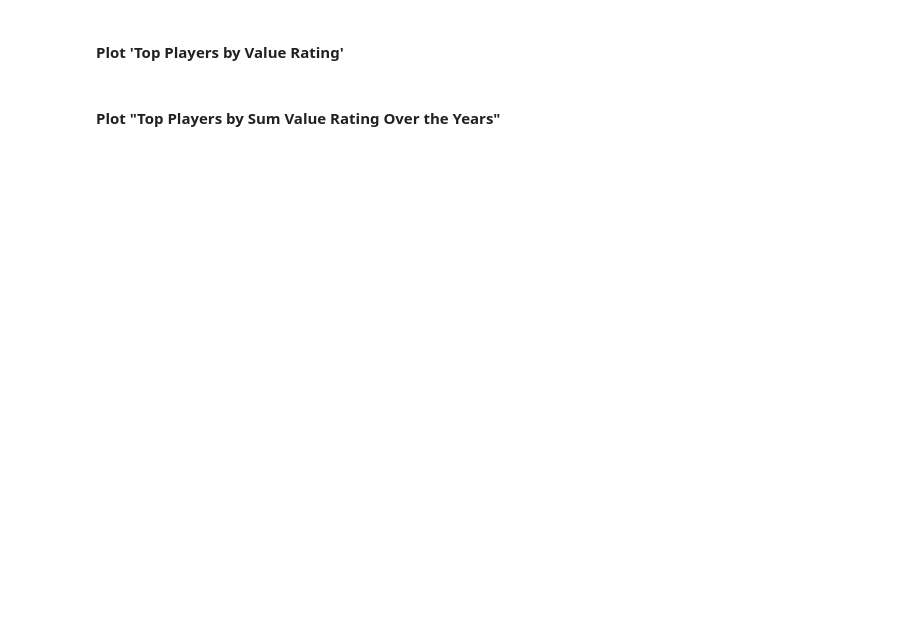
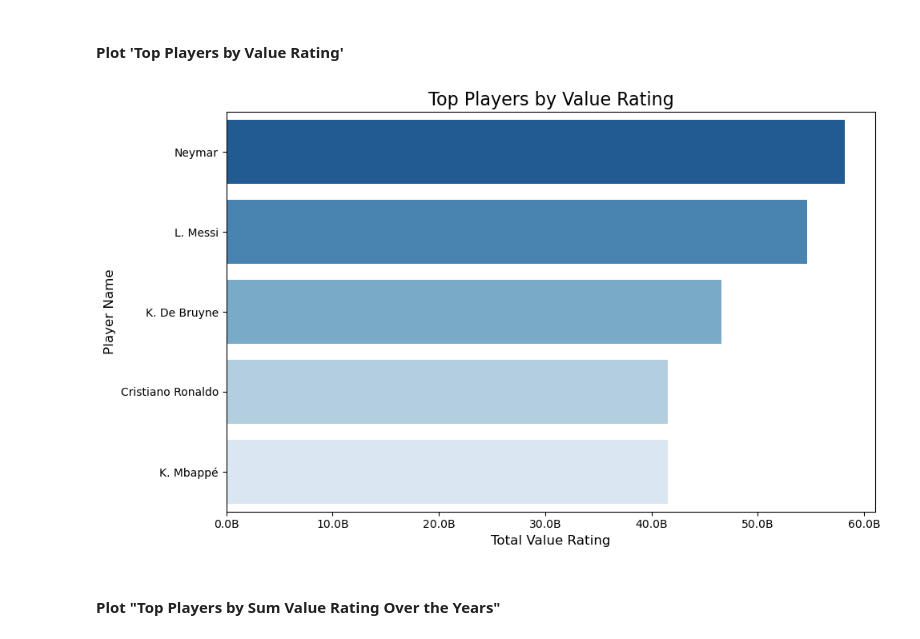
Before and after one commit to abdrahym/Kaggle-FIFA2023CompletePlayer, a Jupyter notebook: FIFA23CompletePlayerDataset.ipynb, the cells around one changed output. Saved outputs shown, nothing was run; the diff lists cells and outputs as text; code cells hidden in the pictures; blank space fills up the shorter version.

```diff
--- a/FIFA23CompletePlayerDataset.ipynb
+++ b/FIFA23CompletePlayerDataset.ipynb
@@ -424,3 +417,43 @@ fig.show()
+# %%
+import pandas as pd
+import seaborn as sns
+import matplotlib.pyplot as plt
+from matplotlib.ticker import FuncFormatter
+
+# Data Preparation
+df = df_mplayers_overall_years.copy()
+
+df = df.groupby('short_name')['value_eur'].sum().reset_index()
+df = df.sort_values(by='value_eur', ascending=False).head(5)
+
+# Plotting with Seaborn
+plt.figure(figsize=(10, 6))
+
+# Bar plot
+sns.barplot(
+    data=df,
+    x='value_eur',
+    y='short_name',
+    palette='Blues_r'
+)
+
+# Customizing the plot
+plt.title('Top Players by Value Rating', fontsize=16)
+plt.xlabel('Total Value Rating', fontsize=12)
+plt.ylabel('Player Name', fontsize=12)
+
+# Format x-axis to show billions with 'B'
+formatter = FuncFormatter(lambda x, _: f'{x*1e-9:.1f}B')  # Convert to billions (B)
+plt.gca().xaxis.set_major_formatter(formatter)
+
+plt.xticks(fontsize=10)
+plt.yticks(fontsize=10)
+plt.tight_layout()
+
+# Show plot
+plt.show()
+# %% [output]
+[figure, added]
 # %% [markdown]
 #### Plot "Top Players by Sum Value Rating Over the Years"
 # %%
```
Also changed, not shown: parts of 17 cells of this notebook, 4 other files.
